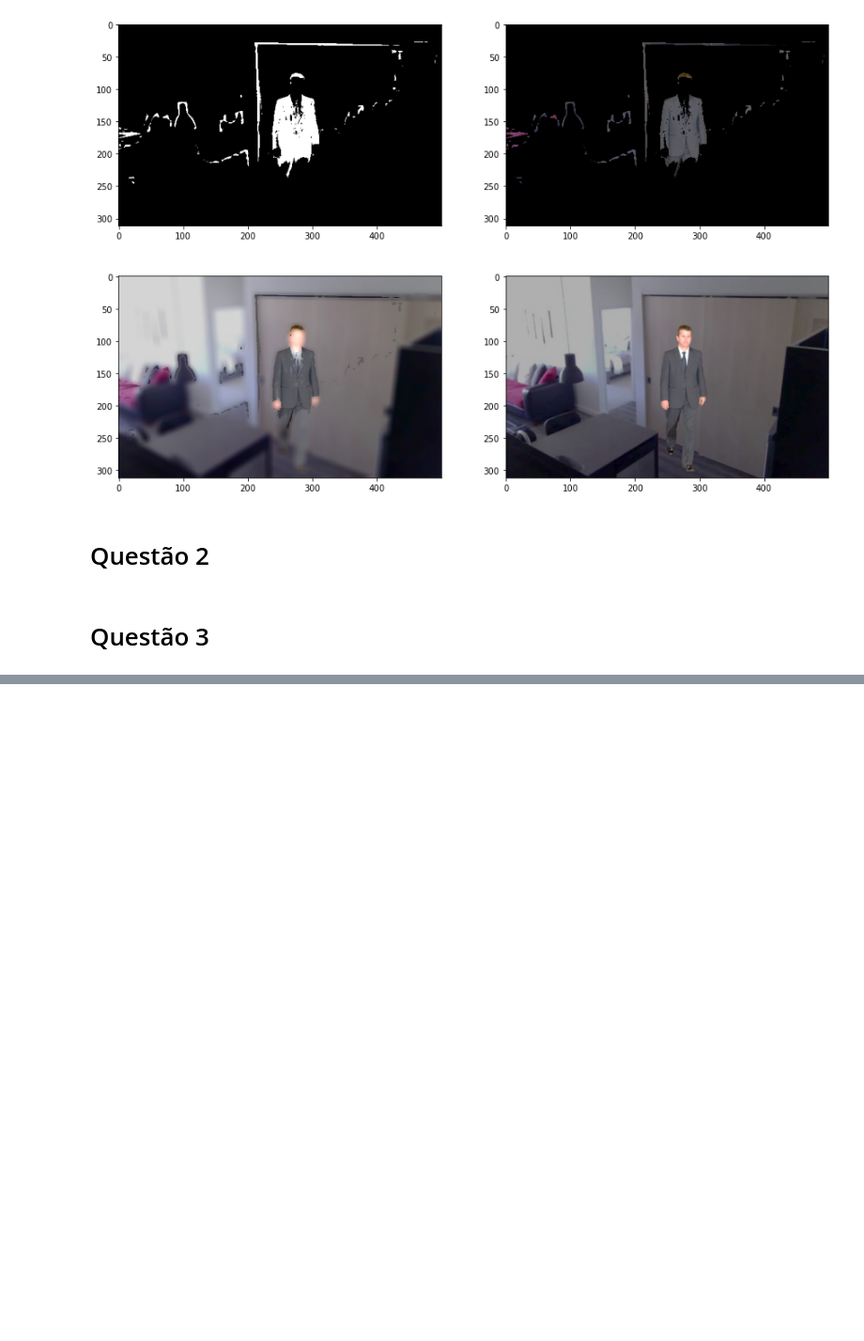
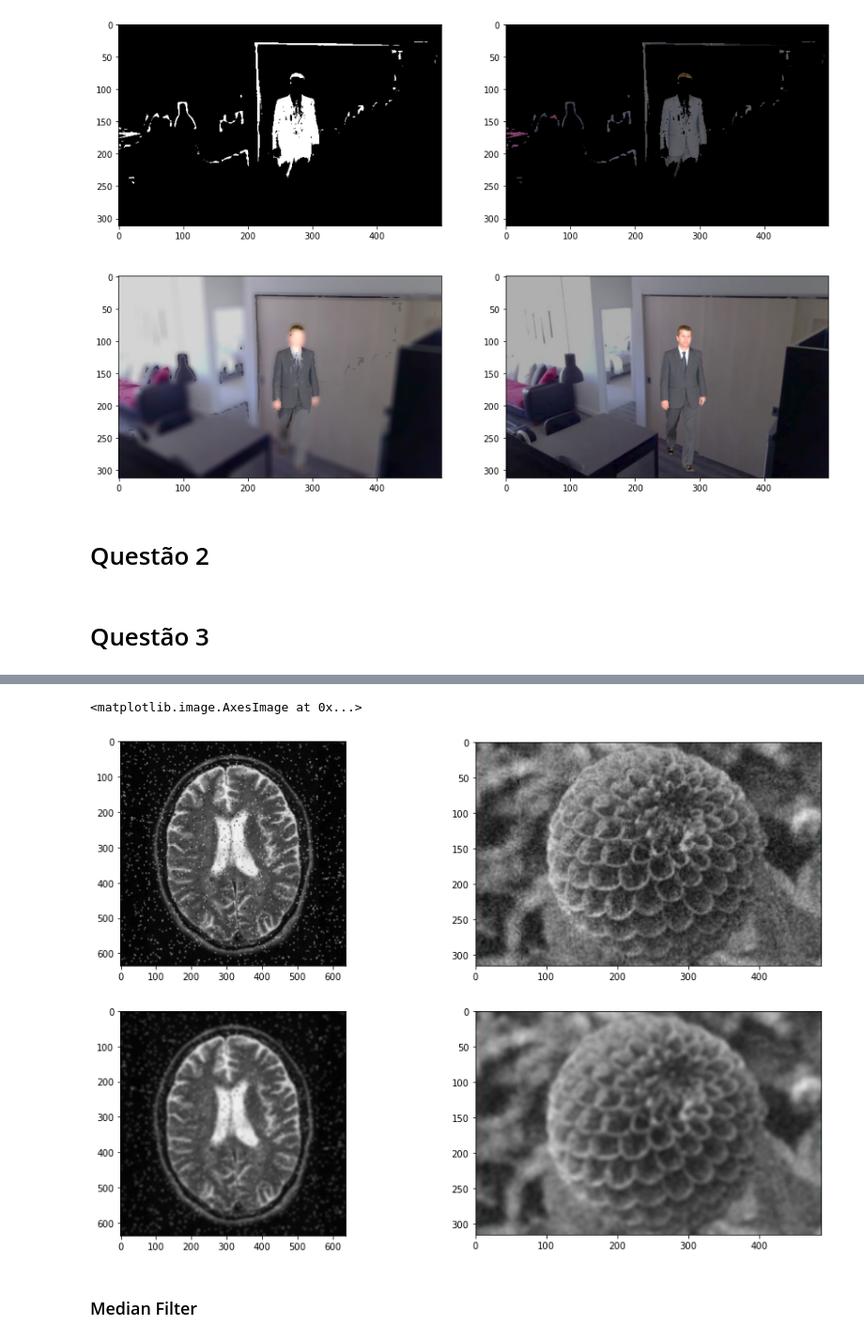
Before and after one commit to lucasmmassa/VisaoComputacional_PLE, a Jupyter notebook: lista1/Lista-1.ipynb, the cells around one changed output, grey strips where cells are left out. Shown at 94% size. Saved outputs shown, nothing was run; the diff lists cells and outputs as text; code cells hidden in the pictures; blank space fills up the shorter version.

```diff
--- a/lista1/Lista-1.ipynb
+++ b/lista1/Lista-1.ipynb
@@ -208,0 +260,18 @@ Clipping input data to the valid range for imshow with RGB data ([0..1] for floa
+# %%
+gaussian_noisy1 = cv2.GaussianBlur(noisy1,(9,9),5)
+gaussian_noisy2 = cv2.GaussianBlur(noisy2,(7,7),7)
+# %%
+# plotando os resultados
+# na coluna superior se encontram as imagens originais
+# na coluna inferior se encontram as imagens filtradas
+
+f, axarr = plt.subplots(2,2,figsize=(15,10))
+axarr[0,0].imshow(noisy1,cmap='gray')
+axarr[0,1].imshow(noisy2,cmap='gray')
+axarr[1,0].imshow(gaussian_noisy1,cmap='gray')
+axarr[1,1].imshow(gaussian_noisy2,cmap='gray')
+# %% [output]
+<matplotlib.image.AxesImage at 0x...>
+[figure, added]
+# %% [markdown]
+### Median Filter
```
Also changed, not shown: parts of 13 cells of this notebook, 2 other files.
